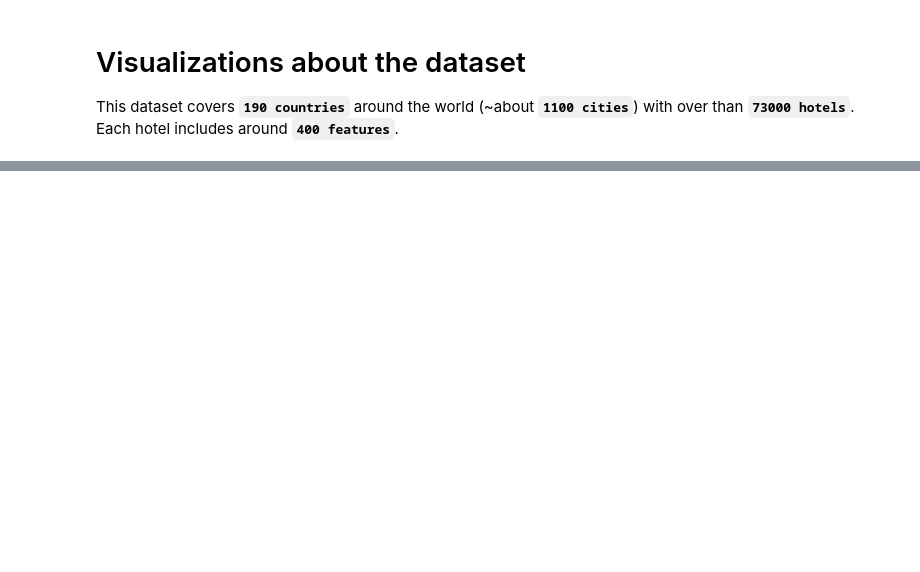
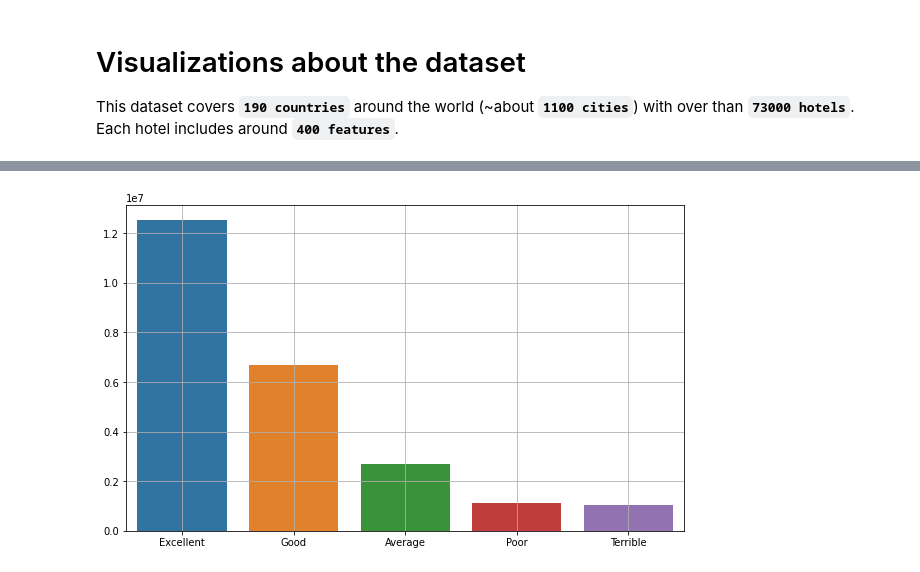
Before and after one commit to OsamaAlhalabi/Hotel_features_dataset, a Jupyter notebook: Data visualization.ipynb, the cells around one changed output, grey strips where cells are left out. Drawn from its saved outputs; the diff is of its cells as text; code cells hidden in the pictures; blank space fills up the shorter version.

```diff
--- a/Data visualization.ipynb
+++ b/Data visualization.ipynb
@@ -58,0 +90,6 @@ plt.show()
+# %%
+fig, ax = plt.subplots(figsize=(10, 6))
+sns.barplot(x = ratings.columns , y = ratings.sum(), ax=ax)
+plt.grid()
+# %% [output]
+[figure, added]
```
Also changed, not shown: parts of 17 cells of this notebook, 1 other file.
